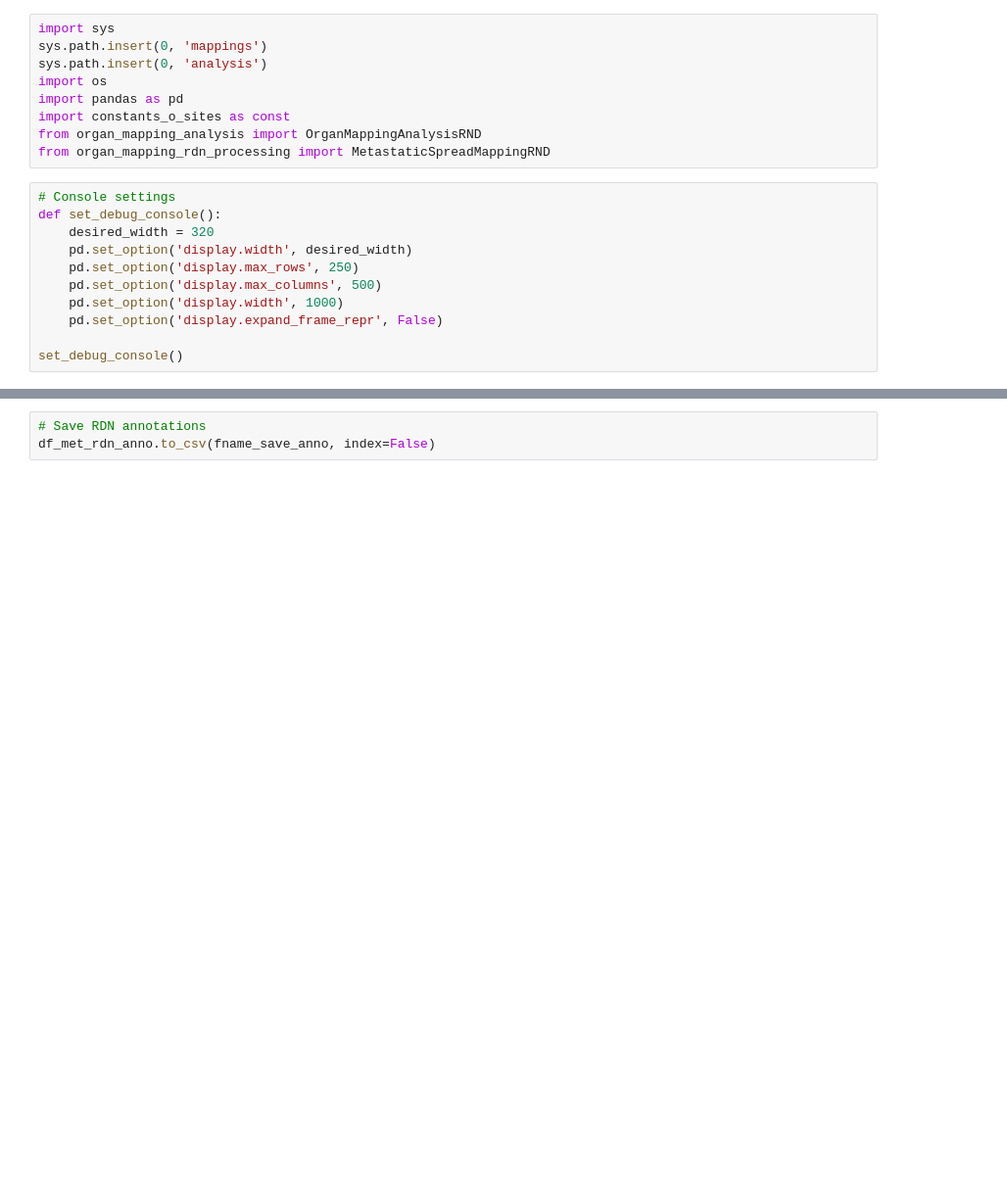
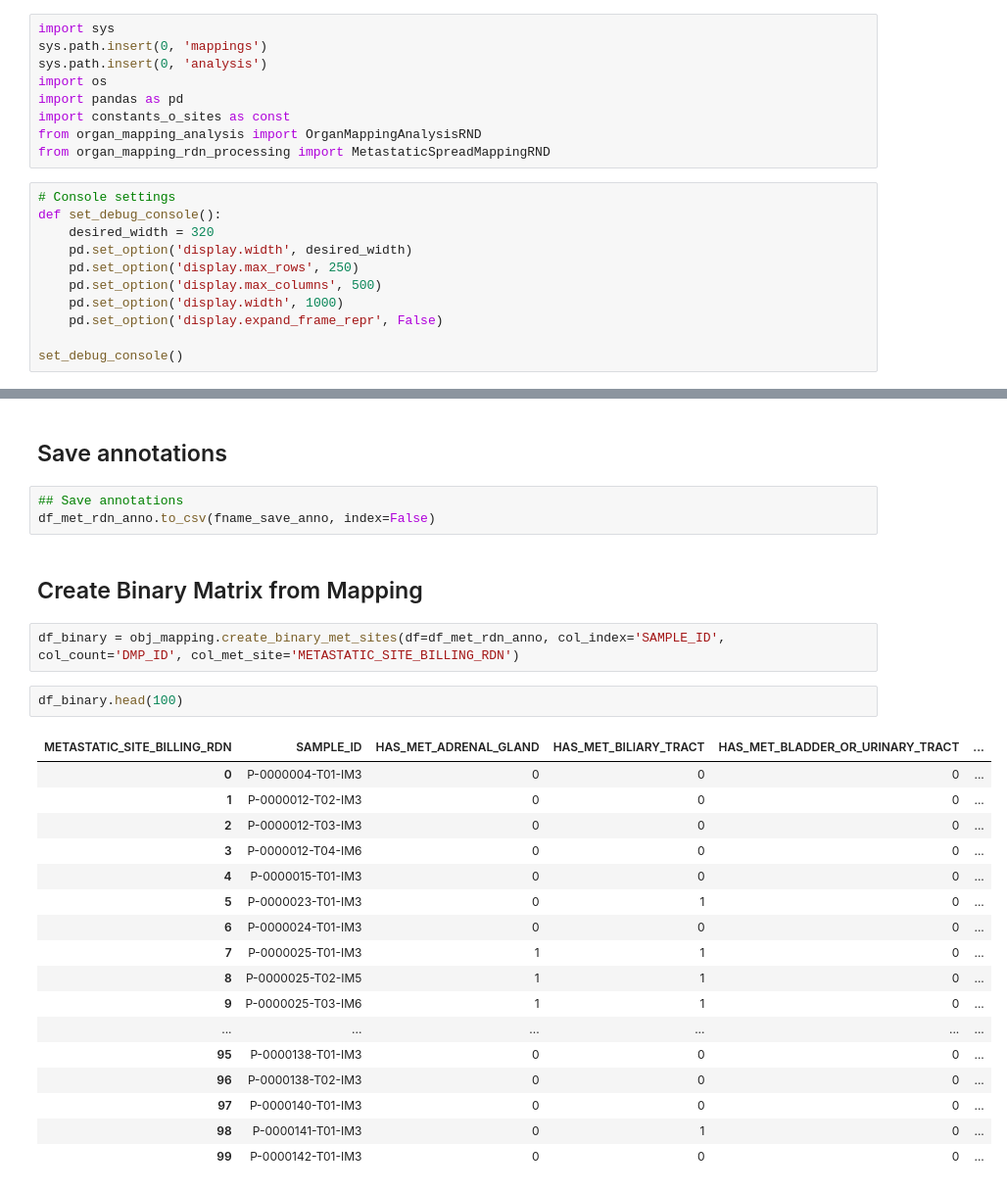
Before and after one commit to clinical-data-mining/organ-site-mapping, a Jupyter notebook: met_site_data_creation_clinical.ipynb, the cells around one changed output, grey strips where cells are left out. Shown at 98% size. Drawn from its saved outputs; the diff is of its cells as text; blank space fills up the shorter version.

```diff
--- a/met_site_data_creation_clinical.ipynb
+++ b/met_site_data_creation_clinical.ipynb
@@ -118,3 +148,29 @@ df_met_rdn_anno.head()
+# %% [markdown]
+## Save annotations
 # %%
-# Save RDN annotations
+## Save annotations
 df_met_rdn_anno.to_csv(fname_save_anno, index=False)
+# %% [markdown]
+## Create Binary Matrix from Mapping
+# %%
+df_binary = obj_mapping.create_binary_met_sites(df=df_met_rdn_anno, col_index='SAMPLE_ID', col_count='DMP_ID', col_met_site='METASTATIC_SITE_BILLING_RDN')
+# %%
+df_binary.head(100)
+# %% [output]
+| METASTATIC_SITE_BILLING_RDN | SAMPLE_ID | HAS_MET_ADRENAL_GLAND | HAS_MET_BILIARY_TRACT | HAS_MET_BLADDER_OR_URINARY_TRACT | ... |
+| 0 | P-0000004-T01-IM3 | 0 | 0 | 0 | ... |
+| 1 | P-0000012-T02-IM3 | 0 | 0 | 0 | ... |
+| 2 | P-0000012-T03-IM3 | 0 | 0 | 0 | ... |
+| 3 | P-0000012-T04-IM6 | 0 | 0 | 0 | ... |
+| 4 | P-0000015-T01-IM3 | 0 | 0 | 0 | ... |
+| 5 | P-0000023-T01-IM3 | 0 | 1 | 0 | ... |
+| 6 | P-0000024-T01-IM3 | 0 | 0 | 0 | ... |
+| 7 | P-0000025-T01-IM3 | 1 | 1 | 0 | ... |
+| 8 | P-0000025-T02-IM5 | 1 | 1 | 0 | ... |
+| 9 | P-0000025-T03-IM6 | 1 | 1 | 0 | ... |
+| ... | ... | ... | ... | ... | ... |
+| 95 | P-0000138-T01-IM3 | 0 | 0 | 0 | ... |
+| 96 | P-0000138-T02-IM3 | 0 | 0 | 0 | ... |
+| 97 | P-0000140-T01-IM3 | 0 | 0 | 0 | ... |
+| 98 | P-0000141-T01-IM3 | 0 | 1 | 0 | ... |
+| 99 | P-0000142-T01-IM3 | 0 | 0 | 0 | ... |
```
Also changed, not shown: parts of 20 cells of this notebook, 3 other files.
